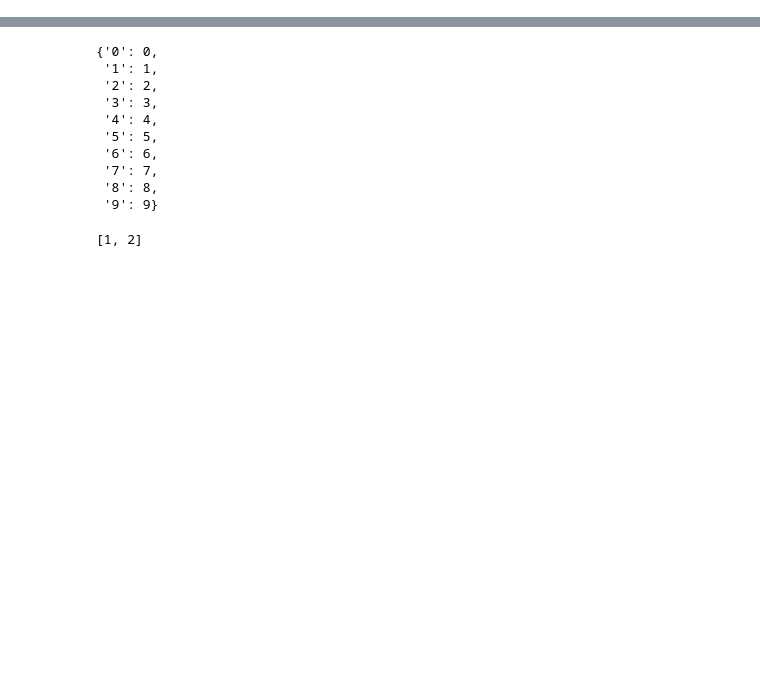
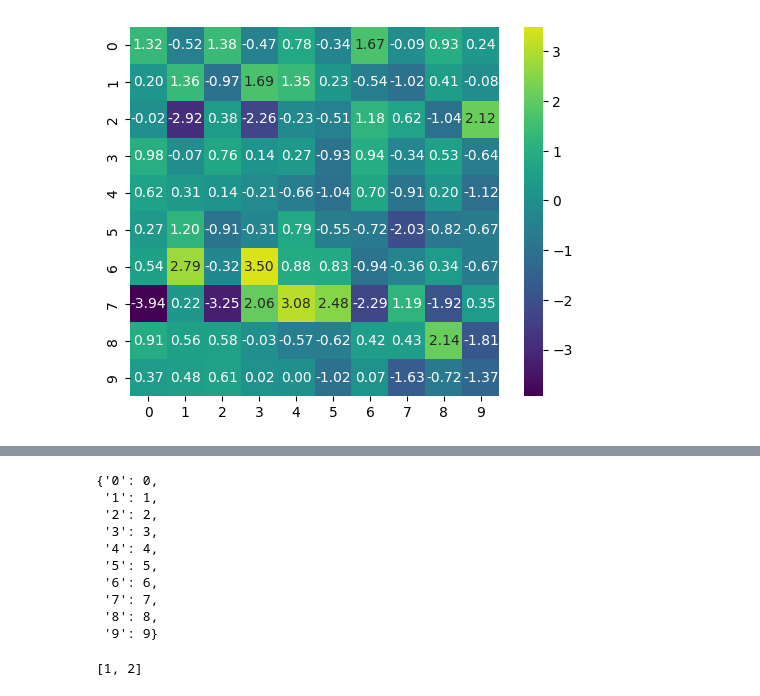
Before and after one commit to SewoongLee/addition_TF, a Jupyter notebook: addition_TF.ipynb, the cells around one changed output, grey strips where cells are left out. Cells and saved outputs as stored; diff of their text form; code cells hidden in the pictures; blank space fills up the shorter version.

```diff
--- a/addition_TF.ipynb
+++ b/addition_TF.ipynb
@@ -0,0 +143,4 @@
+# %%
+hm(model.W1.weight.data)
+# %% [output]
+[figure, added]
```
Also changed, not shown: parts of 9 cells of this notebook.
